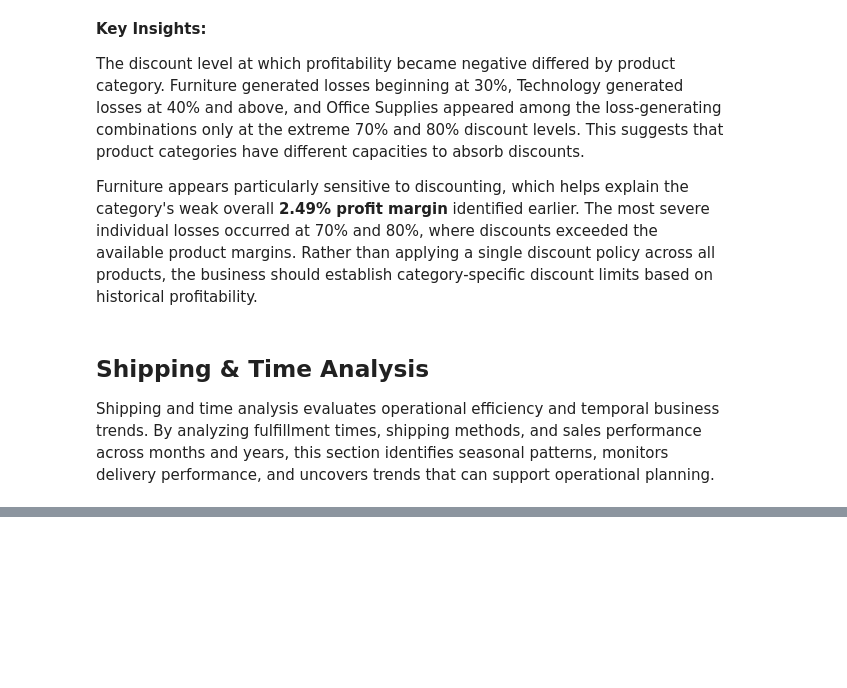
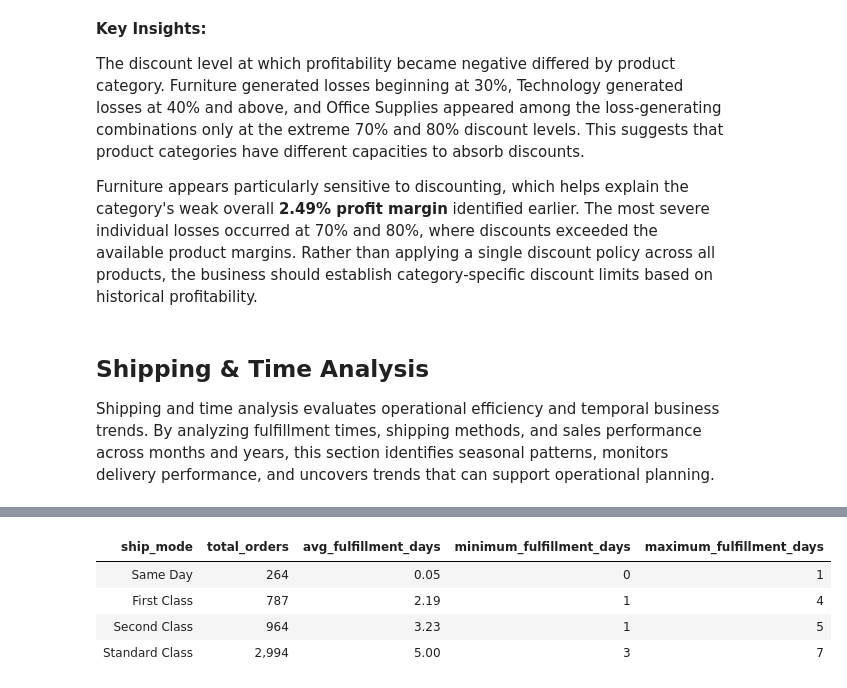
Before and after one commit to danigeiger/e_commerce_duckdb_project, a Jupyter notebook: notebooks/03_business_sql_analysis.ipynb, the cells around one changed output, grey strips where cells are left out. Cells and saved outputs as stored; diff of their text form; code cells hidden in the pictures; blank space fills up the shorter version.

```diff
--- a/notebooks/03_business_sql_analysis.ipynb
+++ b/notebooks/03_business_sql_analysis.ipynb
@@ -1018,0 +1093,32 @@ ORDER BY avg_fulfillment_days;
+# %%
+con.execute("""
+WITH order_summary AS (
+    SELECT
+        order_id,
+        ship_mode,
+        MAX(fulfillment_days) AS fulfillment_days
+    FROM analysis_data
+    GROUP BY order_id, ship_mode
+)
+
+SELECT
+    ship_mode,
+    COUNT(*) AS total_orders,
+    AVG(fulfillment_days) AS avg_fulfillment_days,
+    MIN(fulfillment_days) AS minimum_fulfillment_days,
+    MAX(fulfillment_days) AS maximum_fulfillment_days
+FROM order_summary
+GROUP BY ship_mode
+ORDER BY avg_fulfillment_days;
+""").df().style.hide(axis="index").format({
+    "total_orders": "{:,}",
+    "avg_fulfillment_days": "{:.2f}",
+    "minimum_fulfillment_days": "{:.0f}",
+    "maximum_fulfillment_days": "{:.0f}"
+})
+# %% [output]
+| ship_mode | total_orders | avg_fulfillment_days | minimum_fulfillment_days | maximum_fulfillment_days |
+| Same Day | 264 | 0.05 | 0 | 1 |
+| First Class | 787 | 2.19 | 1 | 4 |
+| Second Class | 964 | 3.23 | 1 | 5 |
+| Standard Class | 2,994 | 5.00 | 3 | 7 |
```
Also changed, not shown: parts of 14 cells of this notebook.
